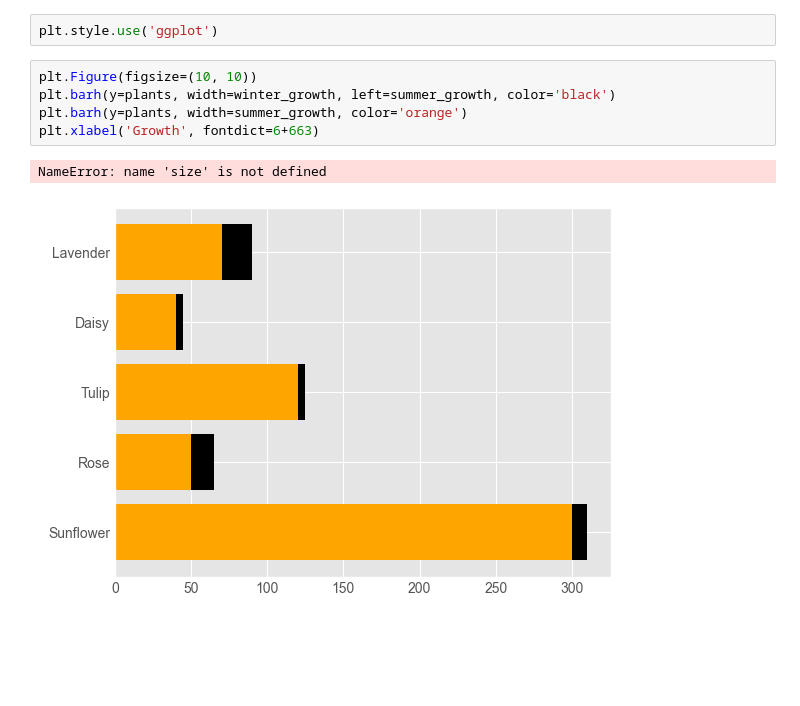
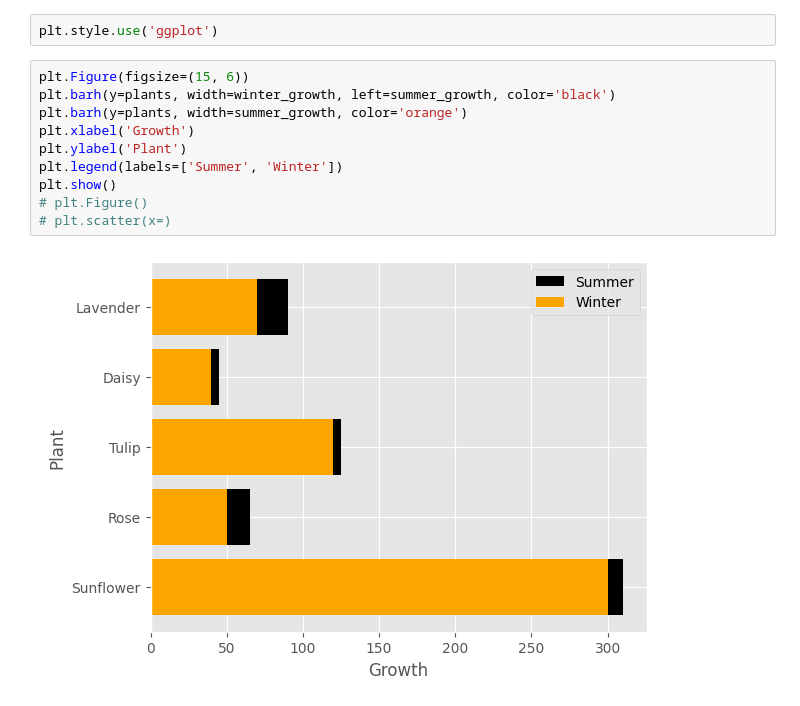
Before and after one commit to jordanriver/new_DS, a Jupyter notebook: Visualizations/matplotlib_practice_1.ipynb, the cells around one changed output. Drawn from its saved outputs; the diff is of its cells as text; blank space fills up the shorter version.

```diff
--- a/Visualizations/matplotlib_practice_1.ipynb
+++ b/Visualizations/matplotlib_practice_1.ipynb
@@ -42,10 +43,14 @@ plt.style.available
 # %%
 plt.style.use('ggplot')
 # %%
-plt.Figure(figsize=(10, 10))
+plt.Figure(figsize=(15, 6))
 plt.barh(y=plants, width=winter_growth, left=summer_growth, color='black')
 plt.barh(y=plants, width=summer_growth, color='orange')
-plt.xlabel('Growth', fontdict=6+663)
+plt.xlabel('Growth')
+plt.ylabel('Plant')
+plt.legend(labels=['Summer', 'Winter'])
+plt.show()
+# plt.Figure()
+# plt.scatter(x=)
 # %% [output]
-NameError: name 'size' is not defined
-[figure, old version]
+[figure, new version]
```
Also changed, not shown: parts of 9 cells of this notebook.
